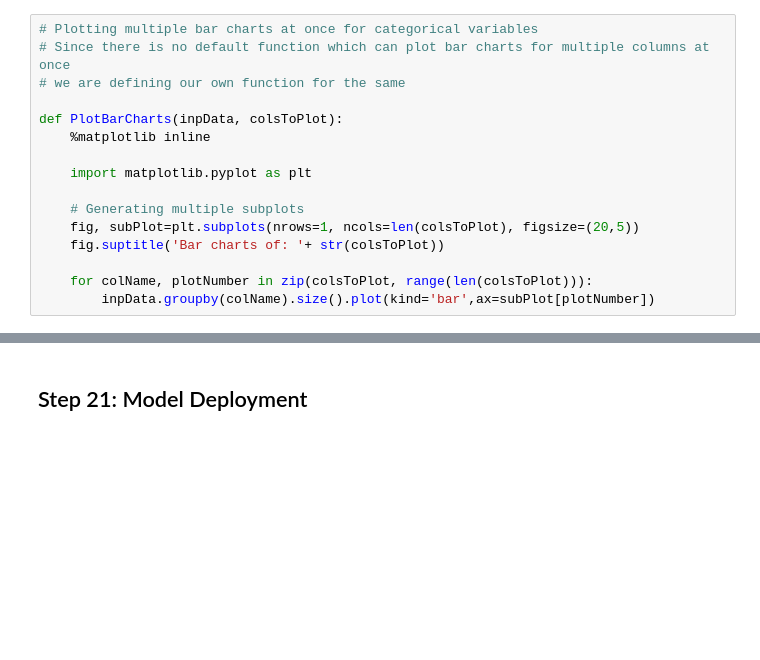
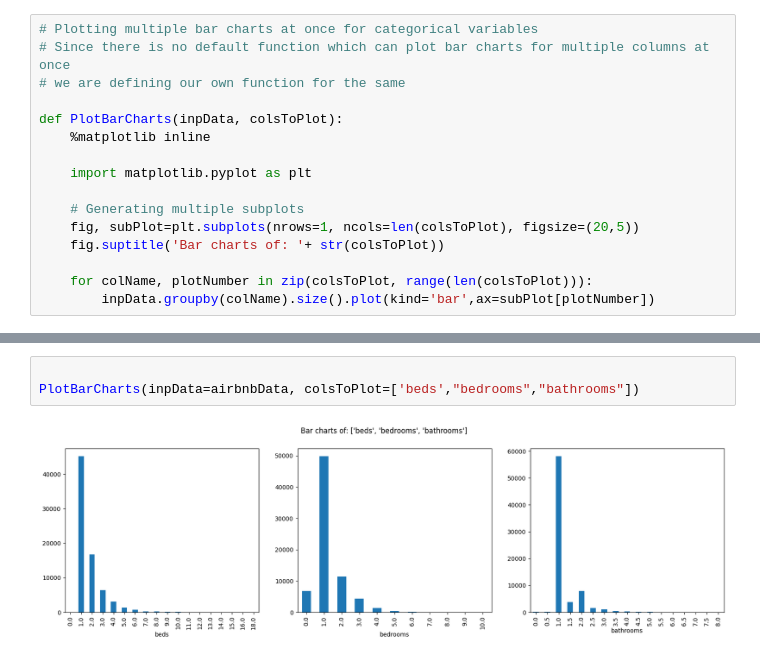
Before and after one commit to timwaganagado/grams, a Jupyter notebook: UNI/BostonHousPriceProject.ipynb, the cells around one changed output, grey strips where cells are left out. Drawn from its saved outputs; the diff is of its cells as text; blank space fills up the shorter version.

```diff
--- a/UNI/BostonHousPriceProject.ipynb
+++ b/UNI/BostonHousPriceProject.ipynb
@@ -1017,2 +178,5 @@ Final Average Accuracy of the model: 82.82
-# %% [markdown]
-## Step 21: Model Deployment
+# %%
+
+PlotBarCharts(inpData=airbnbData, colsToPlot=['beds',"bedrooms","bathrooms"])
+# %% [output]
+[figure, added]
```
Also changed, not shown: parts of 91 cells of this notebook, 12 other files.
